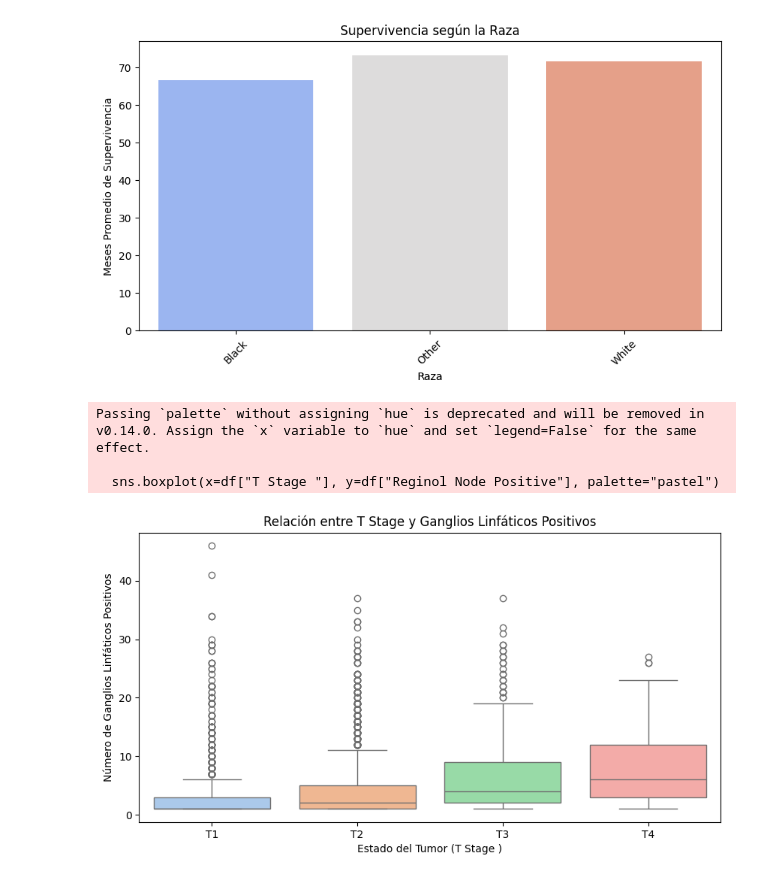
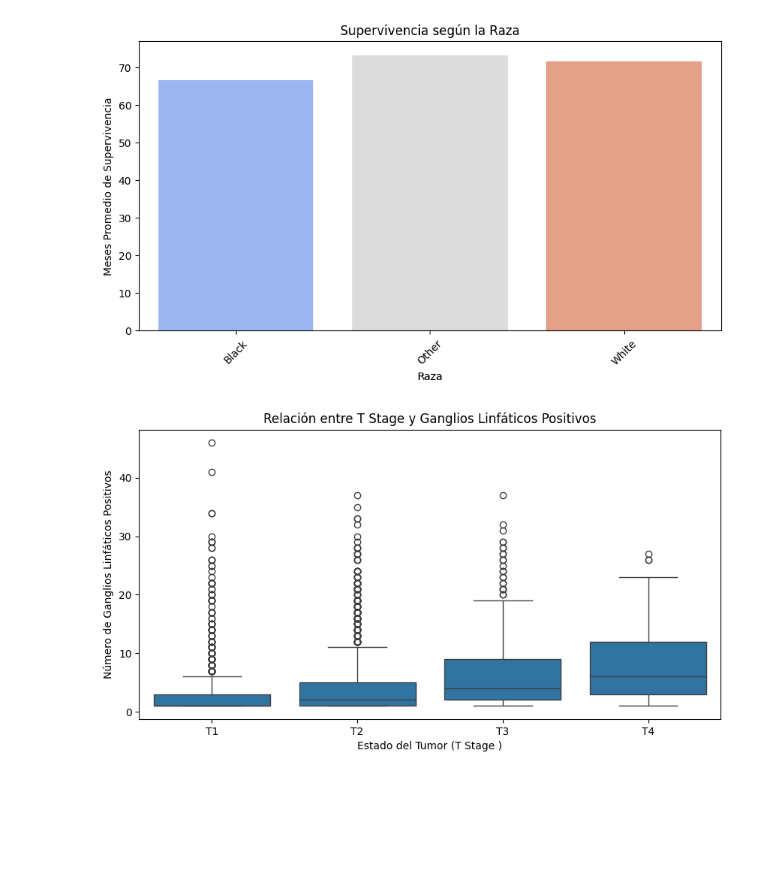
Before and after one commit to davidsc2024/cancer_dataset, a Jupyter notebook: breast_cancer.ipynb, the cells around one changed output. Cells and saved outputs as stored; diff of their text form; code cells hidden in the pictures; blank space fills up the shorter version.

```diff
--- a/breast_cancer.ipynb
+++ b/breast_cancer.ipynb
@@ -90,17 +109,14 @@ plt.show()
 # %%
 # Comparación del Número de Ganglios Linfáticos Positivos por Estado del Tumor (T Stage)
 plt.figure(figsize=(10, 5))
-sns.boxplot(x=df["T Stage "], y=df["Reginol Node Positive"], palette="pastel")
+sns.boxplot(x=df["T Stage "], y=df["Reginol Node Positive"])
 plt.xlabel("Estado del Tumor (T Stage )")
 plt.ylabel("Número de Ganglios Linfáticos Positivos")
 plt.title("Relación entre T Stage y Ganglios Linfáticos Positivos")
 plt.show()
 
 # En el estudio del cáncer de mama, los médicos analizan la cantidad de ganglios linfáticos positivos,
 # es decir, aquellos que contienen células cancerosas.
 # Esto ayuda a determinar la progresión del cáncer y el tratamiento necesario.
 # %% [output]
-Passing `palette` without assigning `hue` is deprecated and will be removed in v0.14.0. Assign the `x` variable to `hue` and set `legend=False` for the same effect.
-
-  sns.boxplot(x=df["T Stage "], y=df["Reginol Node Positive"], palette="pastel")
-[figure, old version]
+[figure, new version]
```
Also changed, not shown: parts of 5 cells of this notebook.
